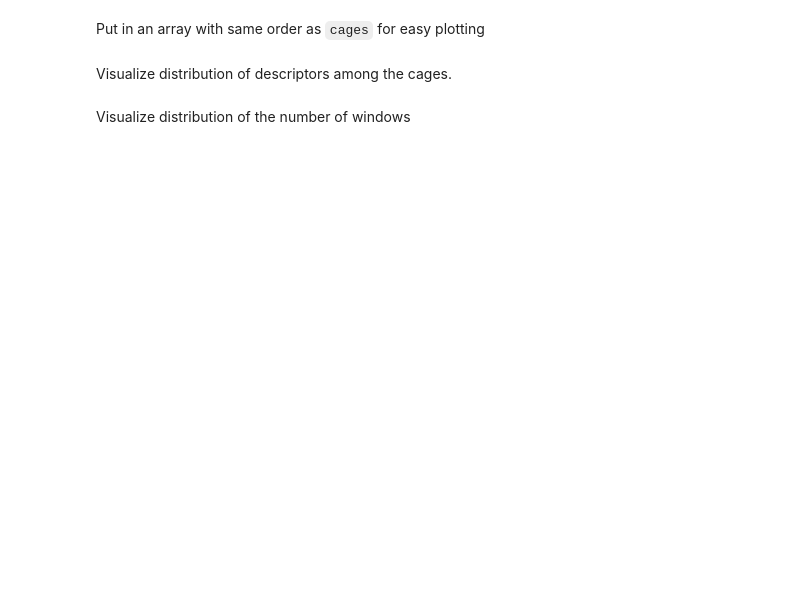
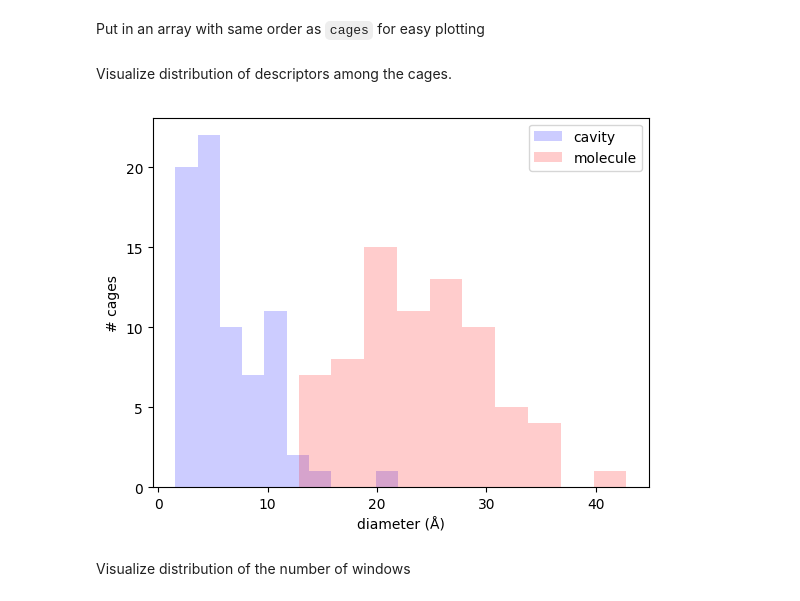
Before and after one commit to SimonEnsemble/latent_cage_space, a Jupyter notebook: svd.ipynb, the cells around one changed output. Drawn from its saved outputs; the diff is of its cells as text; code cells hidden in the pictures; blank space fills up the shorter version.

```diff
--- a/svd.ipynb
+++ b/svd.ipynb
@@ -389,13 +385,15 @@ end
 # %% [markdown]
 Visualize distribution of descriptors among the cages.
 # %%
-figure()
-plt[:hist](pore_diameters, color="b", alpha=0.2, label="cavity")
-plt[:hist](molecule_diameters, color="r", alpha=0.2, label="molecule")
-legend()
-xlabel("diameter (Å)")
-ylabel("# cages")
-savefig("pywindow_descriptors_distn.png", format="png", dpi=300)
+plt.figure()
+plt.plt[:hist](pore_diameters, color="b", alpha=0.2, label="cavity")
+plt.plt[:hist](molecule_diameters, color="r", alpha=0.2, label="molecule")
+plt.legend()
+plt.xlabel("diameter (Å)")
+plt.ylabel("# cages")
+plt.savefig("pywindow_descriptors_distn.png", format="png", dpi=300)
+# %% [output]
+[figure, added]
 # %% [markdown]
 Visualize distribution of the number of windows
 # %%
```
Also changed, not shown: parts of 30 cells of this notebook, 1 other file.
